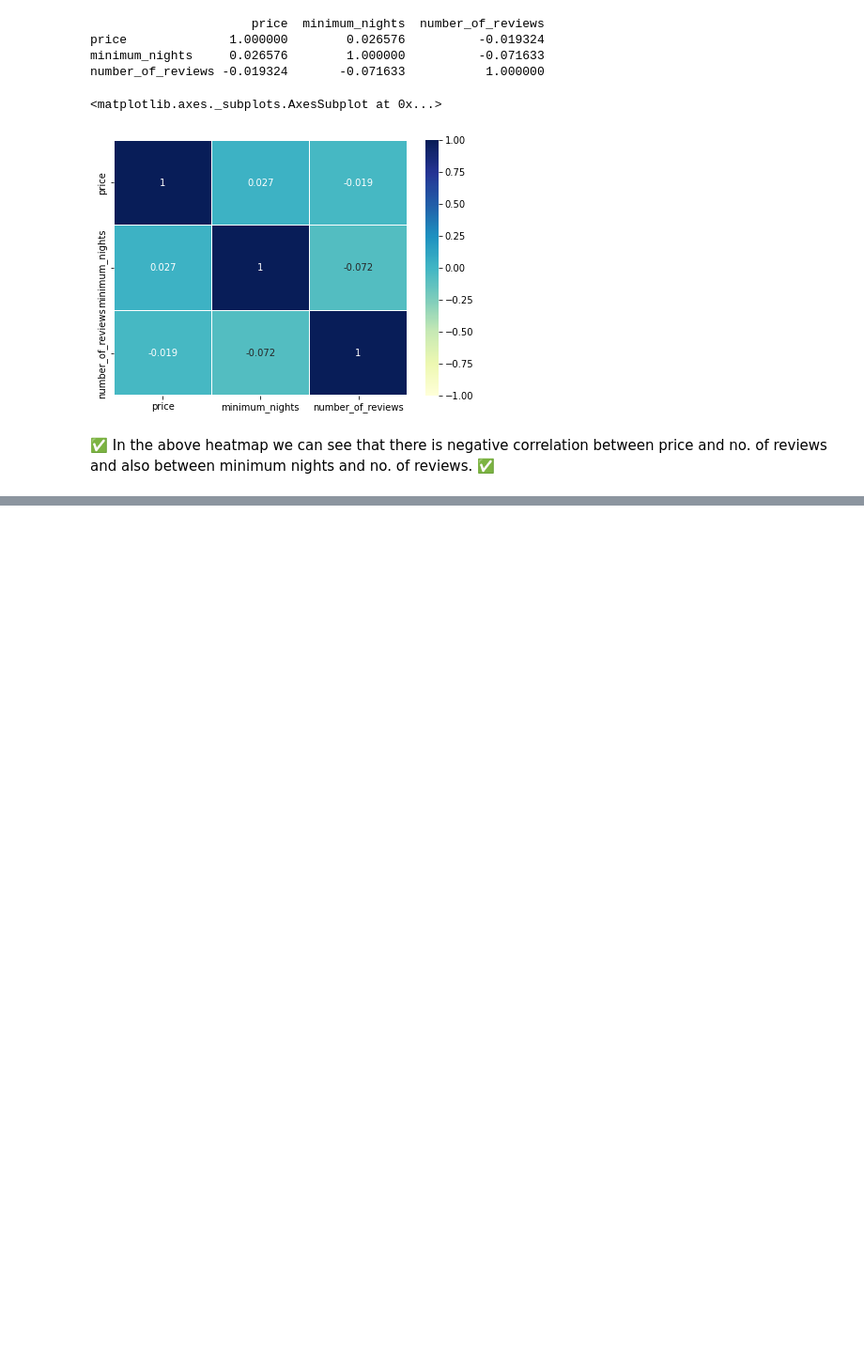
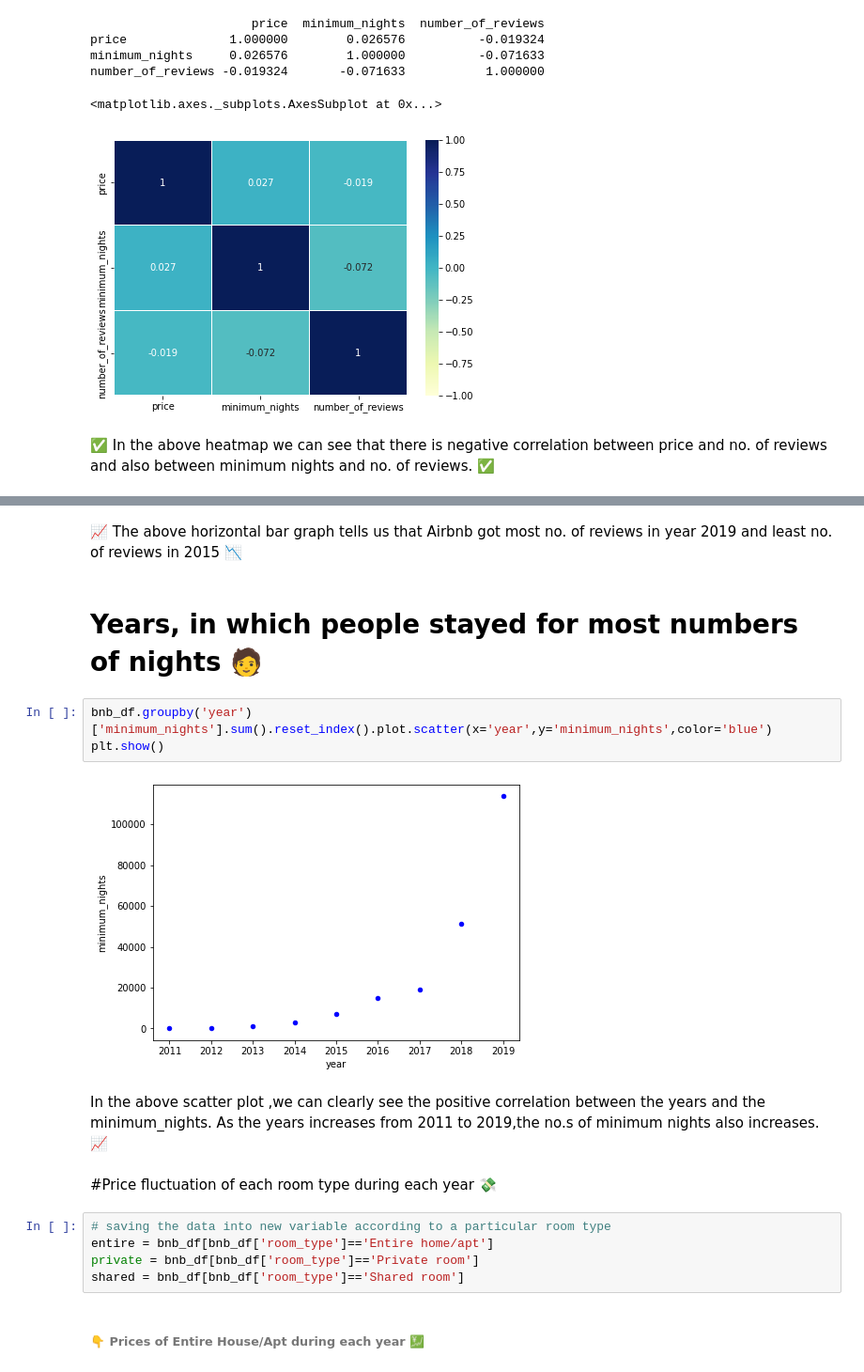
Before and after one commit to DevOps-With-Mantresh/EDA-Airbnb, a Jupyter notebook: EDA_of_Airbnb.ipynb, the cells around one changed output, grey strips where cells are left out. Shown at 94% size. Saved outputs shown, nothing was run; the diff lists cells and outputs as text; blank space fills up the shorter version.

```diff
--- a/EDA_of_Airbnb.ipynb
+++ b/EDA_of_Airbnb.ipynb
@@ -593,0 +653,21 @@ number_of_reviews -0.019324       -0.071633           1.000000
+# %% [markdown]
+📈 The above horizontal bar graph tells us that Airbnb got most no. of reviews in year 2019 and least no. of reviews in 2015 📉
+# %% [markdown]
+# Years, in which people stayed for most numbers of nights 🧑
+# %%
+bnb_df.groupby('year')['minimum_nights'].sum().reset_index().plot.scatter(x='year',y='minimum_nights',color='blue')
+plt.show()
+# %% [output]
+[figure, added]
+# %% [markdown]
+In the above scatter plot ,we can clearly see the positive correlation between the years and the minimum_nights. As the years increases from 2011 to 2019,the no.s of minimum nights also increases.
+📈
+# %% [markdown]
+#Price fluctuation of each room type during each year 💸
+# %%
+# saving the data into new variable according to a particular room type
+entire = bnb_df[bnb_df['room_type']=='Entire home/apt']
+private = bnb_df[bnb_df['room_type']=='Private room']
+shared = bnb_df[bnb_df['room_type']=='Shared room']
+# %% [markdown]
+###### 👇 Prices of Entire House/Apt during each year 💹
```
Also changed, not shown: parts of 23 cells of this notebook.
